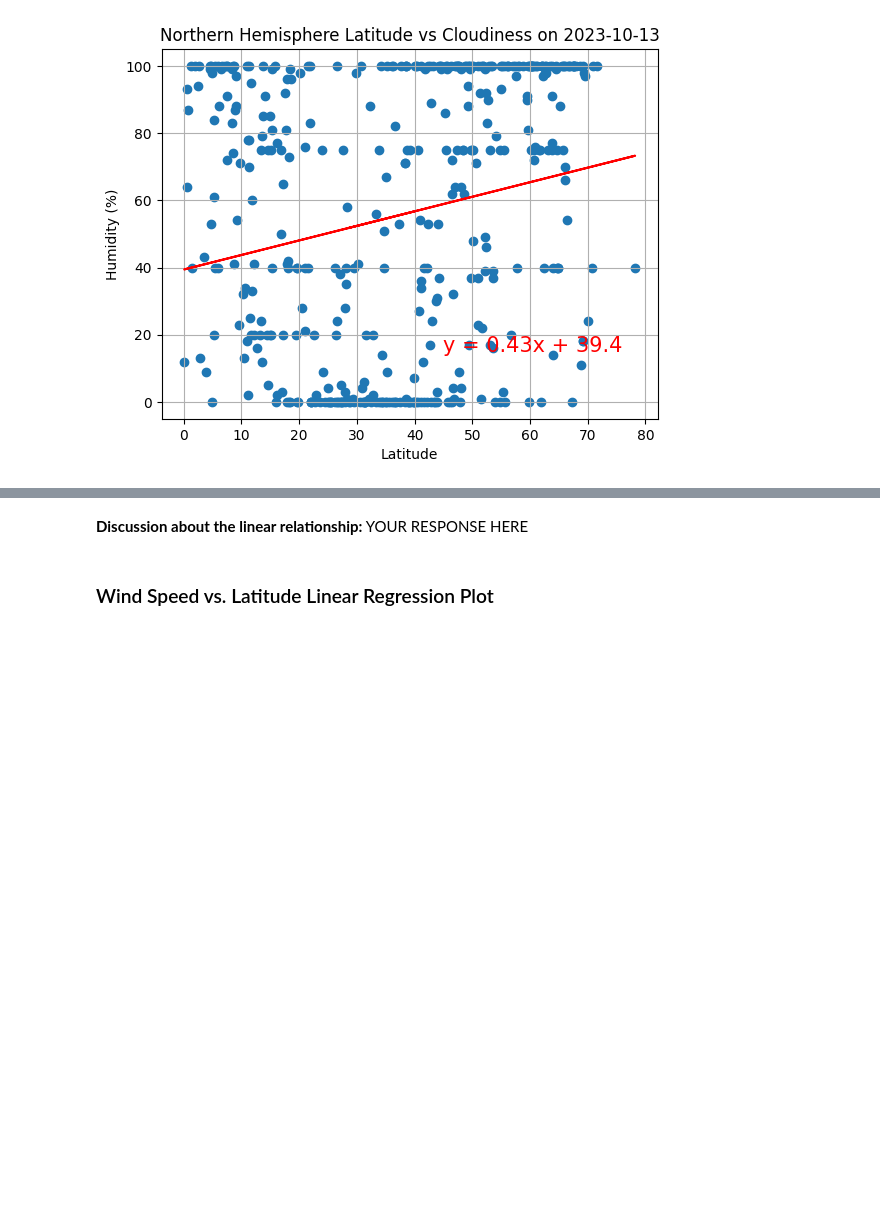
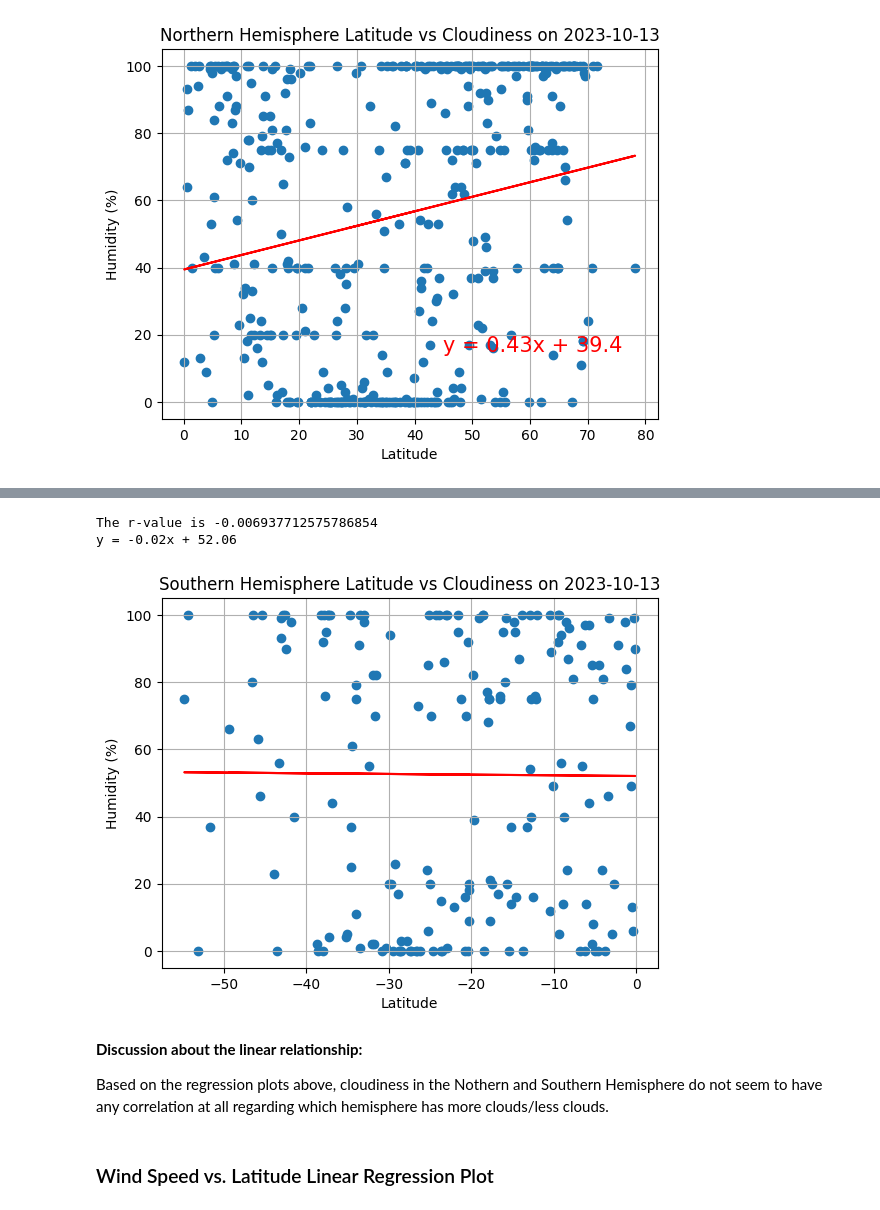
Before and after one commit to rabellan/python-api-challenge, a Jupyter notebook: WeatherPy/WeatherPy.ipynb, the cells around one changed output, grey strips where cells are left out. Cells and saved outputs as stored; diff of their text form; code cells hidden in the pictures; blank space fills up the shorter version.

```diff
--- a/WeatherPy/WeatherPy.ipynb
+++ b/WeatherPy/WeatherPy.ipynb
@@ -506,4 +500,27 @@ The r-value is: 0.02056735429994368
-# %% [markdown]
-**Discussion about the linear relationship:** YOUR RESPONSE HERE
+# %%
+#Southern Hem Cloudiness v Lat Linear Reg
+x_values = southern_hemi_df["Lat"]
+y_values = southern_hemi_df["Cloudiness"]
+
+regEQplotX = 45
+regEQplotY = 15
+
+y_label = "Humidity (%)"
+
+plt.title(f'Southern Hemisphere Latitude vs Cloudiness on {runDate}')
+
+linearRegression(x_values,y_values,regEQplotX,regEQplotY,y_label)
+
+plt.savefig(f'./output_data/Southern Hemisphere Latitude vs Cloudiness on {runDate}.png')
+
+plt.show()
+# %% [output]
+The r-value is -0.006937712575786854
+y = -0.02x + 52.06
+[figure, added]
+# %% [markdown]
+**Discussion about the linear relationship:**
+
+Based on the regression plots above, cloudiness in the Nothern and Southern Hemisphere do not seem to have any correlation at all regarding which hemisphere has more clouds/less clouds.
 # %% [markdown]
 ### Wind Speed vs. Latitude Linear Regression Plot
```
Also changed, not shown: parts of 8 cells of this notebook, 2 other files.
